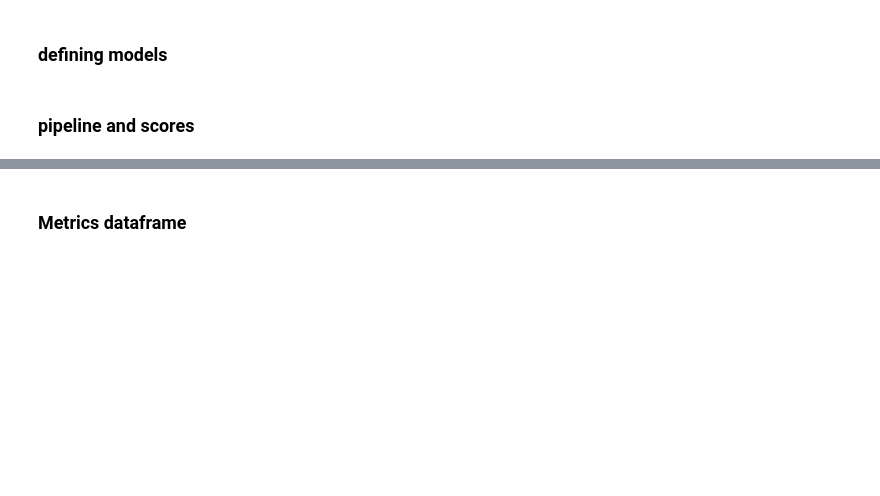
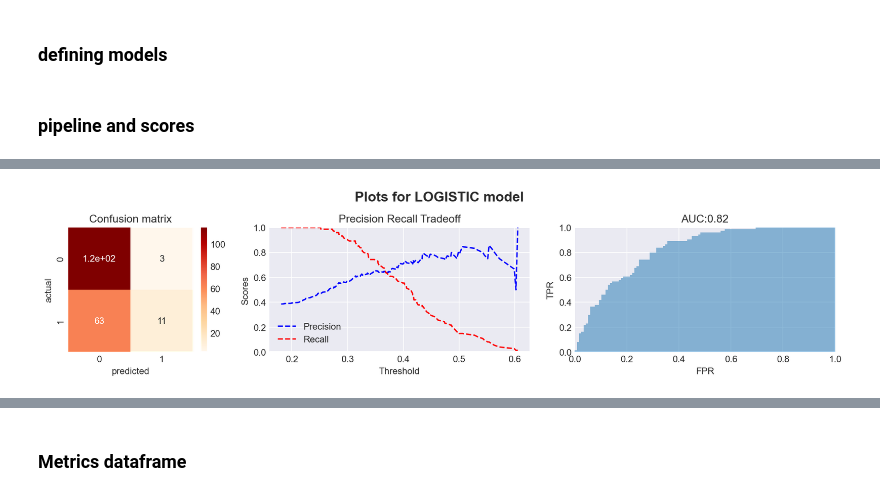
Before and after one commit to afzalmp40/ML-Basic, a Jupyter notebook: Supervised/Classification/pima diabetes/PIMA diabetes.ipynb, the cells around one changed output, grey strips where cells are left out. Saved outputs shown, nothing was run; the diff lists cells and outputs as text; code cells hidden in the pictures; blank space fills up the shorter version.

```diff
--- a/Supervised/Classification/pima diabetes/PIMA diabetes.ipynb
+++ b/Supervised/Classification/pima diabetes/PIMA diabetes.ipynb
@@ -615,0 +433,95 @@ weighted avg       0.76      0.77      0.76       192
+# %%
+# dataframe to store metrics like AUC, f1 score
+df_metrics=pd.DataFrame(columns=['f1_score','AUC'] )
+
+for name,model in models.items():
+
+    # making pipeline for each model
+    pipeline = Pipeline(steps=[( "preprocessor", MinMaxScaler() ),
+                               ( "classifier", model )
+                              ]
+                       )
+
+    # print name of pipeline
+    print(name.upper(), 'model:\n')
+
+    # fitting data
+    pipeline.fit(xtrain,ytrain)
+
+    # calculating scores and storing
+    f1_score_cv=np.mean( cross_val_score(pipeline, X, y, cv=5, scoring='f1', n_jobs=-1) )
+    df_metrics.loc[name,'f1_score']=f1_score_cv
+
+    # printing scores
+    print(f'train accuracy: { pipeline.score(xtrain,ytrain) :.2f}' )
+    print(f'test accuracy: { pipeline.score(xtest,ytest) :.2f}' )
+    print(f'cross validation f1 score: { f1_score_cv :.2f}' )
+    print('\nclassification report:\n', classification_report(ytest,pipeline.predict(xtest)) )
+
+                    ############ FEATURE IMPORTANCES ##############
+
+    if name in ['decision tree', 'random forest', 'adaboost using dt', 'adaboost using rf', 'gradboost', 'xgboost']:
+
+        print(f'Feature importance by {name.upper()}:')
+
+        feature_importance=pd.DataFrame(
+            data={
+                'feature' : X.columns,
+                'feature_importance' : pipeline[1].feature_importances_
+            }
+        ).set_index('feature')
+
+        print(feature_importance)
+
+                    ############### CALCULATIONS ##################
+
+    '''scores vs threshold'''
+    from sklearn.metrics import precision_recall_curve, auc, roc_curve, roc_auc_score
+
+    # probs_y is a 2-D array of probability of being labeled as 0 (first column of  array) vs 1 (2nd column in array)
+    y_probs=pipeline.predict_proba(xtest)
+
+    precision, recall, thresholds = precision_recall_curve(ytest, y_probs[:,1])
+
+    #retrieve probability of being 1(in second column of probs_y)
+    pr_auc = auc(recall, precision)
+
+    '''AUC ROC'''
+    y_pred_proba = pipeline.predict_proba(xtest)[::,1]
+    fpr, tpr, _ = roc_curve(ytest,  y_pred_proba)
+    auc = roc_auc_score(ytest, y_pred_proba)
+    #storing AUC in dataframe
+    df_metrics.loc[name,'AUC']=auc
+
+                    ################ PLOTTING ##################
+
+    fig, (ax1, ax2, ax3)=plt.subplots(1,3, figsize=(15,2.5), dpi=160, gridspec_kw={'width_ratios': [6, 10, 10]} )
+
+    # confusion matrix
+    sns.heatmap( confusion_matrix(ytest,pipeline.predict(xtest)), annot=True, cmap='OrRd', ax=ax1 )
+    ax1.set_xlabel('predicted')
+    ax1.set_ylabel('actual')
+    ax1.set_title('Confusion matrix')
+
+    # scores vs threshold
+    ax2.plot(thresholds, precision[: -1], "b--", label="Precision")
+    ax2.plot(thresholds, recall[: -1], "r--", label="Recall")
+    ax2.set_ylabel("Scores")
+    ax2.set_xlabel("Threshold")
+    ax2.set_title("Precision Recall Tradeoff")
+    ax2.legend(loc="lower left")
+    ax2.set_ylim([0,1])
+
+    # AUC ROC
+    ax3.stackplot(fpr, tpr, alpha=0.5)
+    ax3.set_title(f'AUC:{ auc :.2f}')
+    ax3.set_xlabel('FPR')
+    ax3.set_ylabel('TPR')
+    ax3.set_xlim(0,1)
+    ax3.set_ylim(0,1)
+
+    plt.suptitle(f'Plots for {name.upper()} model', fontsize=15, y=1.1, fontweight='bold')
+    plt.show()
+
+    print('__________________________________________________________________________')
+# %% [output]
@@ -615,0 +543 @@ weighted avg       0.76      0.77      0.76       192
+[figure, added]
```
Also changed, not shown: parts of 6 cells of this notebook, 1 other file.
